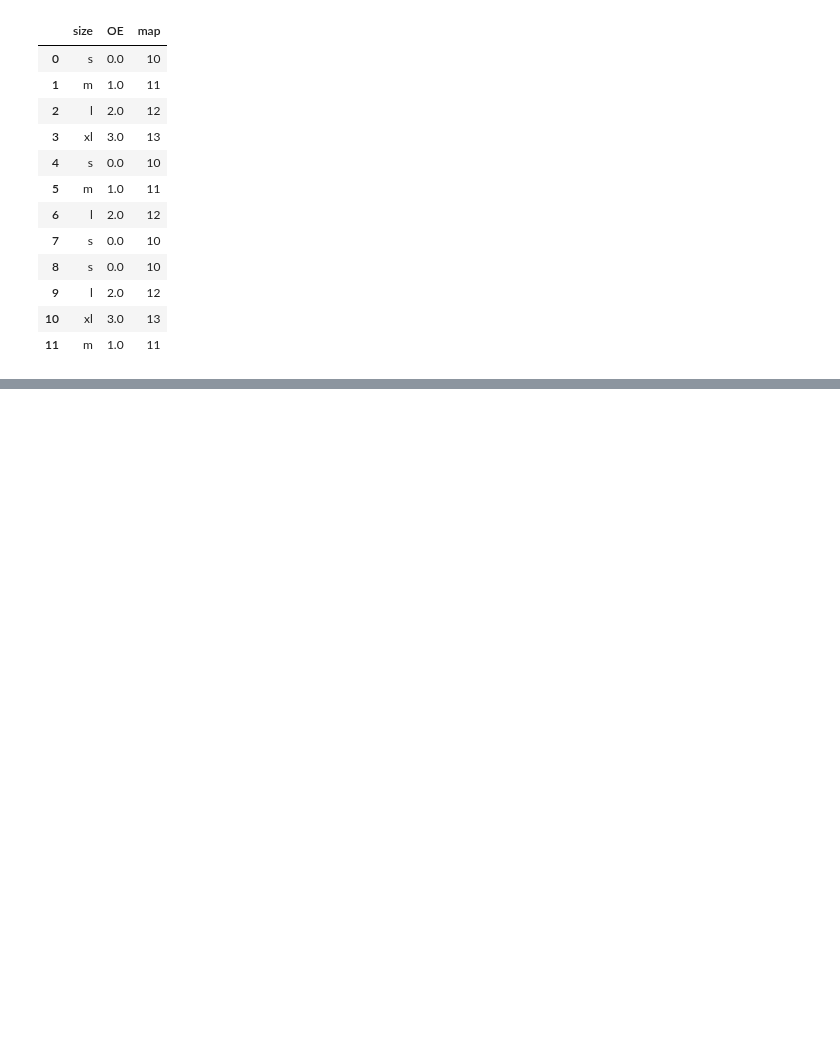
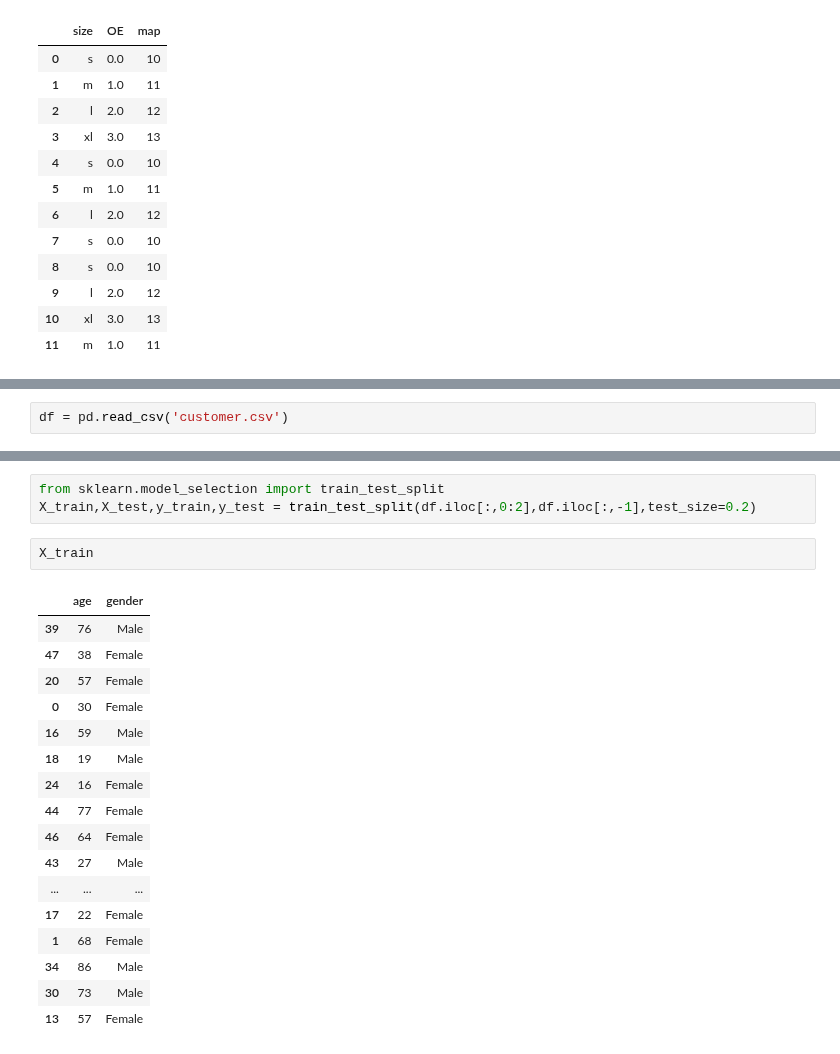
Before and after one commit to Ankitapaul1234/gc_ml, a Jupyter notebook: Encoding.ipynb, the cells around one changed output, grey strips where cells are left out. Drawn from its saved outputs; the diff is of its cells as text; blank space fills up the shorter version.

```diff
--- a/Encoding.ipynb
+++ b/Encoding.ipynb
@@ -115,0 +124,2 @@ df_O
+# %%
+df = pd.read_csv('customer.csv')
@@ -115,0 +135,23 @@ df_O
+# %%
+from sklearn.model_selection import train_test_split
+X_train,X_test,y_train,y_test = train_test_split(df.iloc[:,0:2],df.iloc[:,-1],test_size=0.2)
+# %%
+X_train
+# %% [output]
+|  | age | gender |
+| 39 | 76 | Male |
+| 47 | 38 | Female |
+| 20 | 57 | Female |
+| 0 | 30 | Female |
+| 16 | 59 | Male |
+| 18 | 19 | Male |
+| 24 | 16 | Female |
+| 44 | 77 | Female |
+| 46 | 64 | Female |
+| 43 | 27 | Male |
+| ... | ... | ... |
+| 17 | 22 | Female |
+| 1 | 68 | Female |
+| 34 | 86 | Male |
+| 30 | 73 | Male |
+| 13 | 57 | Female |
```
Also changed, not shown: parts of 18 cells of this notebook.
